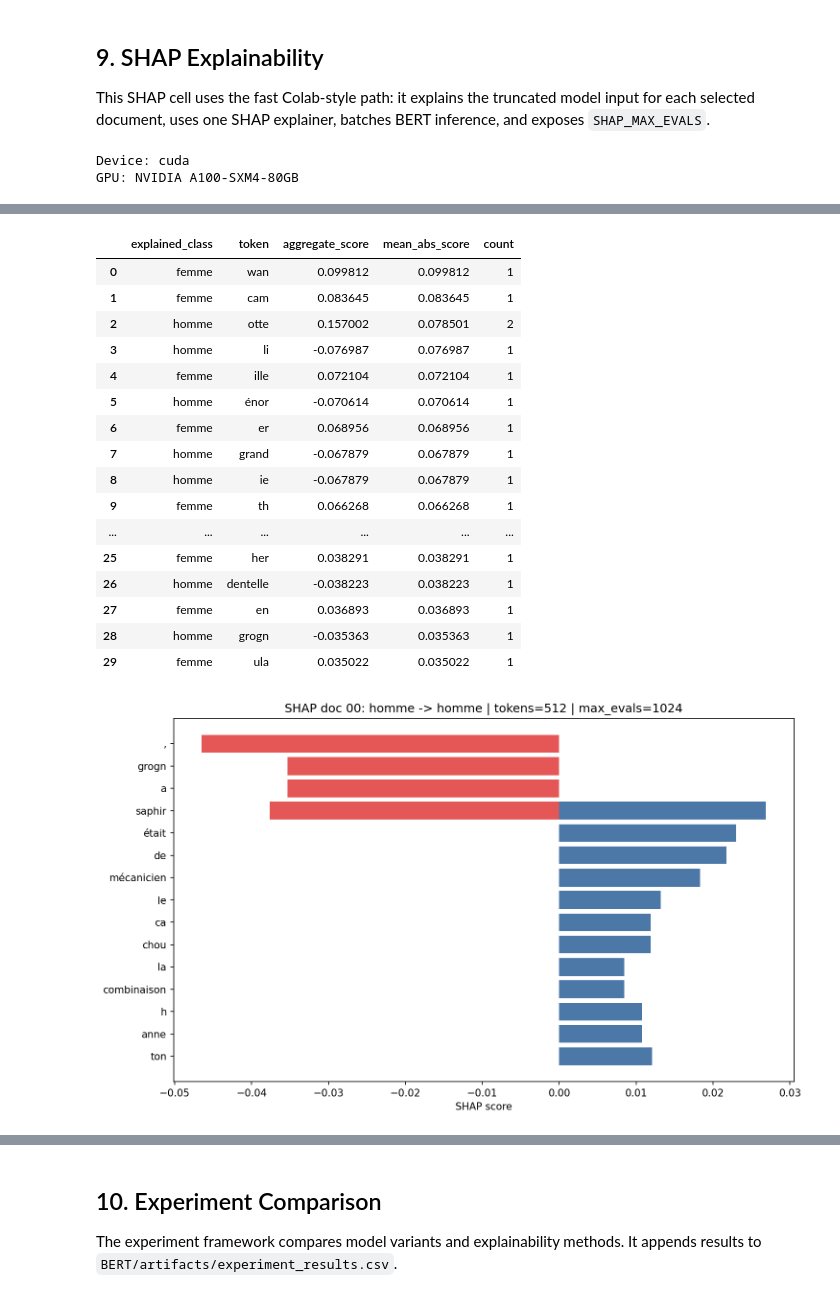
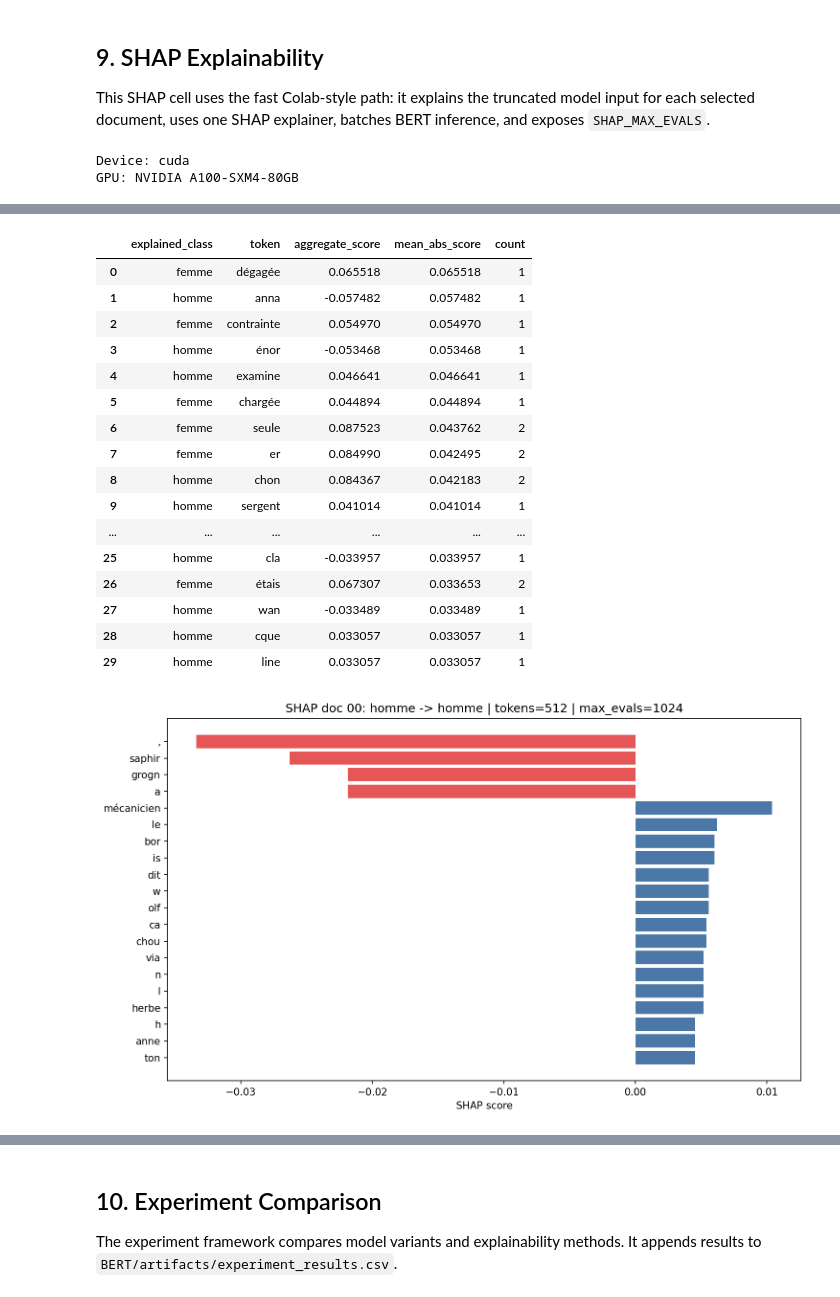
Before and after one commit to zamaS24/VMI_MSI, a Jupyter notebook: BERT/everything.ipynb, the cells around one changed output, grey strips where cells are left out. Cells and saved outputs as stored; diff of their text form; code cells hidden in the pictures.

```diff
--- a/BERT/everything.ipynb
+++ b/BERT/everything.ipynb
@@ -2946,7 +2946,7 @@ Saved homme terms     : /content/drive/MyDrive/VMI_PROJET/BERT/vis/lime_top_homm
 
 This SHAP cell uses the fast Colab-style path: it explains the truncated model input for each selected document, uses one SHAP explainer, batches BERT inference, and exposes `SHAP_MAX_EVALS`.
 # %%
-SHAP_N_EXAMPLES = 40
+SHAP_N_EXAMPLES = 100
 SHAP_N_TERMS = 20
 SHAP_MAX_EVALS = 1024
 SHAP_BATCH_SIZE = 64
@@ -3033,18 +3033,18 @@ Saved SHAP plots      : /content/drive/MyDrive/VMI_PROJET/BERT/vis
 |  | explained_class | token | aggregate_score | mean_abs_score | count |
-| 0 | femme | wan | 0.099812 | 0.099812 | 1 |
-| 1 | femme | cam | 0.083645 | 0.083645 | 1 |
-| 2 | homme | otte | 0.157002 | 0.078501 | 2 |
-| 3 | homme | li | -0.076987 | 0.076987 | 1 |
-| 4 | femme | ille | 0.072104 | 0.072104 | 1 |
-| 5 | homme | énor | -0.070614 | 0.070614 | 1 |
-| 6 | femme | er | 0.068956 | 0.068956 | 1 |
-| 7 | homme | grand | -0.067879 | 0.067879 | 1 |
-| 8 | homme | ie | -0.067879 | 0.067879 | 1 |
-| 9 | femme | th | 0.066268 | 0.066268 | 1 |
+| 0 | femme | dégagée | 0.065518 | 0.065518 | 1 |
+| 1 | homme | anna | -0.057482 | 0.057482 | 1 |
+| 2 | femme | contrainte | 0.054970 | 0.054970 | 1 |
+| 3 | homme | énor | -0.053468 | 0.053468 | 1 |
+| 4 | homme | examine | 0.046641 | 0.046641 | 1 |
+| 5 | femme | chargée | 0.044894 | 0.044894 | 1 |
+| 6 | femme | seule | 0.087523 | 0.043762 | 2 |
+| 7 | femme | er | 0.084990 | 0.042495 | 2 |
+| 8 | homme | chon | 0.084367 | 0.042183 | 2 |
+| 9 | homme | sergent | 0.041014 | 0.041014 | 1 |
 | ... | ... | ... | ... | ... | ... |
-| 25 | femme | her | 0.038291 | 0.038291 | 1 |
-| 26 | homme | dentelle | -0.038223 | 0.038223 | 1 |
-| 27 | femme | en | 0.036893 | 0.036893 | 1 |
-| 28 | homme | grogn | -0.035363 | 0.035363 | 1 |
-| 29 | femme | ula | 0.035022 | 0.035022 | 1 |
+| 25 | homme | cla | -0.033957 | 0.033957 | 1 |
+| 26 | femme | étais | 0.067307 | 0.033653 | 2 |
+| 27 | homme | wan | -0.033489 | 0.033489 | 1 |
+| 28 | homme | cque | 0.033057 | 0.033057 | 1 |
+| 29 | homme | line | 0.033057 | 0.033057 | 1 |
-[figure, old version]
+[figure, new version]
```
Also changed, not shown: parts of 2 cells of this notebook.
